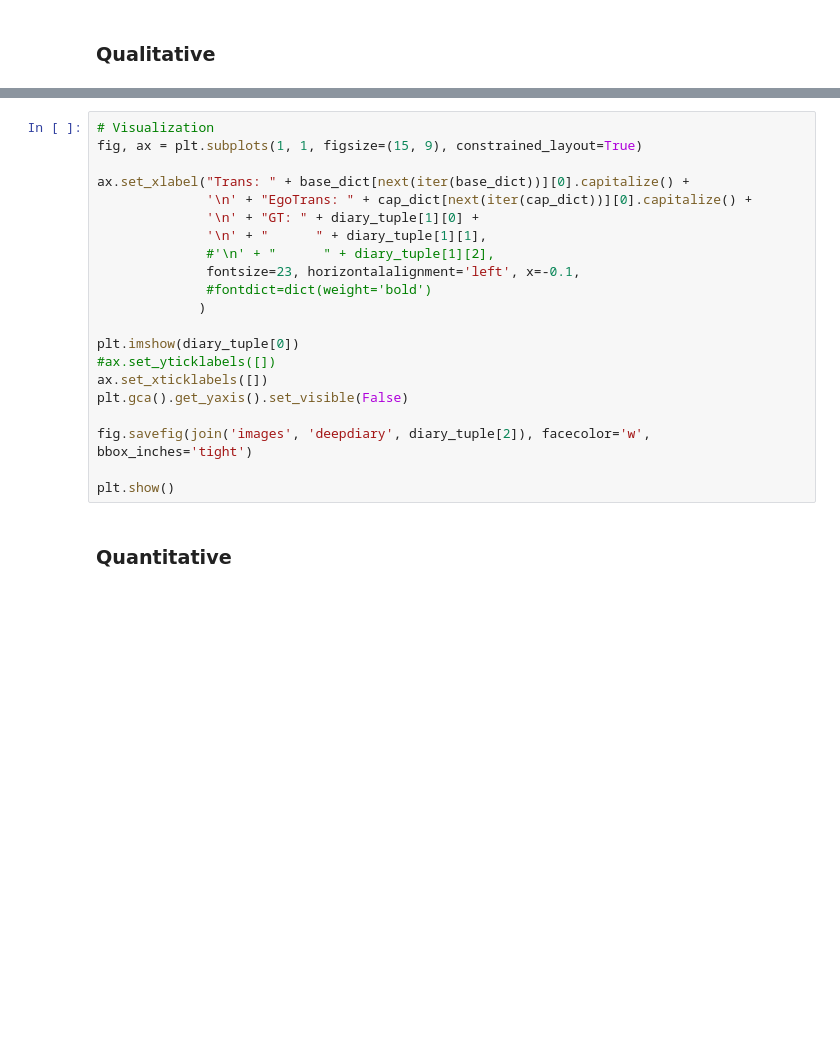
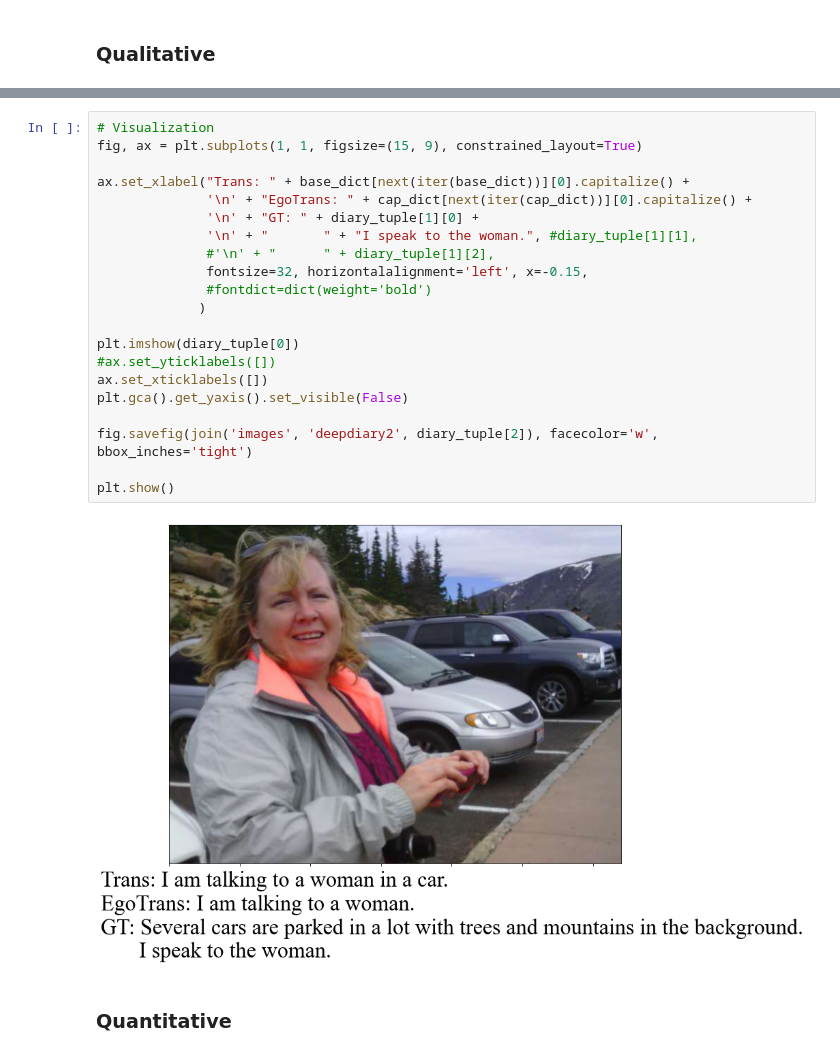
Before and after one commit to zdai257/EgoTransformer, a Jupyter notebook: zdData.ipynb, the cells around one changed output, grey strips where cells are left out. Cells and saved outputs as stored; diff of their text form; blank space fills up the shorter version.

```diff
--- a/zdData.ipynb
+++ b/zdData.ipynb
@@ -870,24 +908,26 @@ cap_dict = predict_qualitative(config_ego, sample_path, tags=('indoor', 'daytime
 # %%
 # Visualization
 fig, ax = plt.subplots(1, 1, figsize=(15, 9), constrained_layout=True)
 
 ax.set_xlabel("Trans: " + base_dict[next(iter(base_dict))][0].capitalize() +
               '\n' + "EgoTrans: " + cap_dict[next(iter(cap_dict))][0].capitalize() +
               '\n' + "GT: " + diary_tuple[1][0] +
-              '\n' + "      " + diary_tuple[1][1],
+              '\n' + "       " + "I speak to the woman.", #diary_tuple[1][1],
               #'\n' + "      " + diary_tuple[1][2],
-              fontsize=23, horizontalalignment='left', x=-0.1,
+              fontsize=32, horizontalalignment='left', x=-0.15,
               #fontdict=dict(weight='bold')
              )
 
 plt.imshow(diary_tuple[0])
 #ax.set_yticklabels([])
 ax.set_xticklabels([])
 plt.gca().get_yaxis().set_visible(False)
 
-fig.savefig(join('images', 'deepdiary', diary_tuple[2]), facecolor='w', bbox_inches='tight')
+fig.savefig(join('images', 'deepdiary2', diary_tuple[2]), facecolor='w', bbox_inches='tight')
 
 plt.show()
+# %% [output]
+[figure, added]
 # %% [markdown]
 ### Quantitative
 # %%
```
Also changed, not shown: parts of 20 cells of this notebook.
